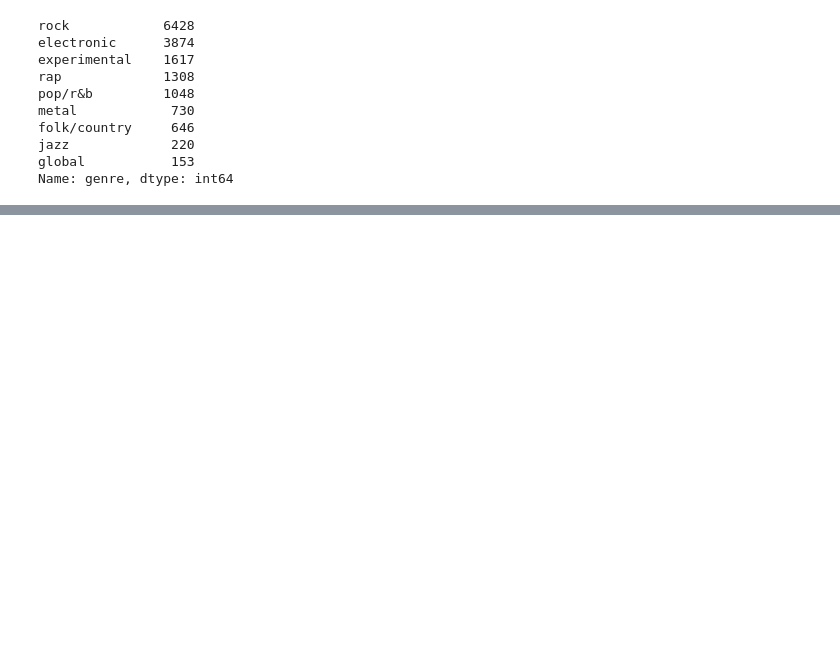
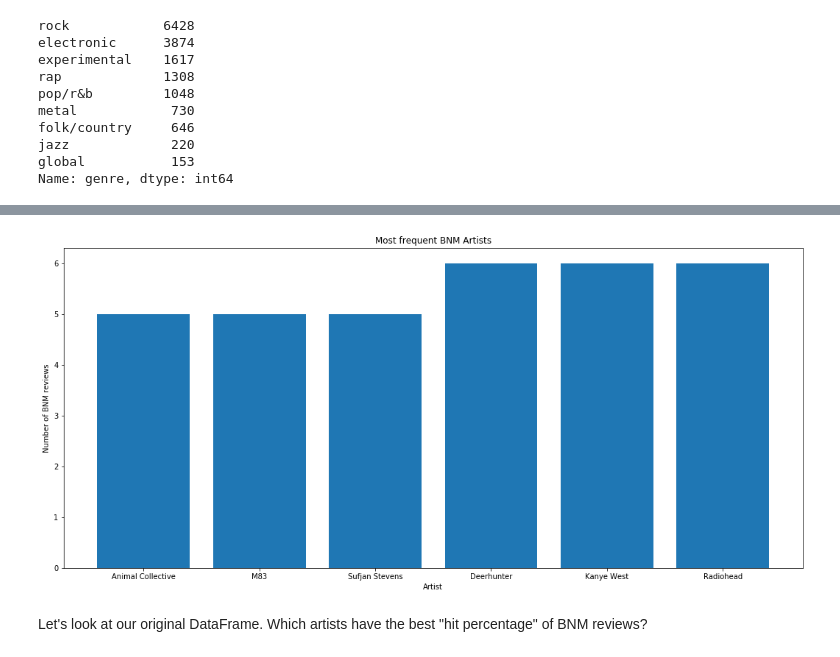
Before and after one commit to JonahFlateman/SQLproject, a Jupyter notebook: Untitled.ipynb, the cells around one changed output, grey strips where cells are left out. Cells and saved outputs as stored; diff of their text form; code cells hidden in the pictures; blank space fills up the shorter version.

```diff
--- a/Untitled.ipynb
+++ b/Untitled.ipynb
@@ -309,0 +317,2 @@ df_bnm_counts.sort_values(by='amount', ascending=False)
+# %%
+df_bnm_five_and_over = pd.DataFrame(df_bnm_counts.loc[df_bnm_counts['amount'].between(5, 25)].reset_index().sort_values(by='amount'))
@@ -309,0 +331,11 @@ df_bnm_counts.sort_values(by='amount', ascending=False)
+# %%
+plt.figure(figsize=(18,8))
+plt.bar(df_bnm_five_and_over['artist'], df_bnm_five_and_over['amount'])
+plt.xlabel('Artist')
+plt.ylabel('Number of BNM reviews')
+plt.title('Most frequent BNM Artists')
+plt.show()
+# %% [output]
+[figure, added]
+# %% [markdown]
+Let's look at our original DataFrame. Which artists have the best "hit percentage" of BNM reviews?
```
Also changed, not shown: parts of 6 cells of this notebook, 1 other file.
